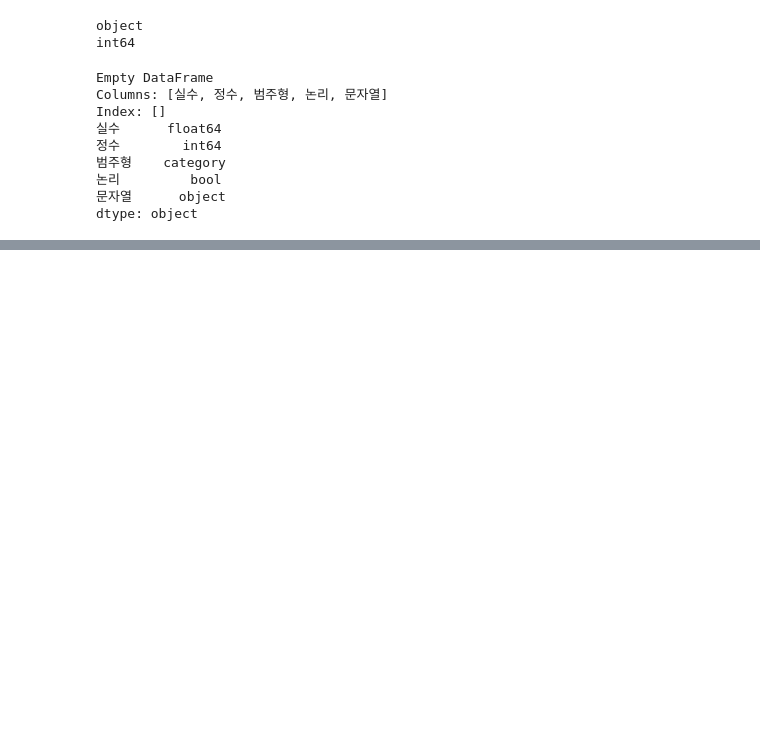
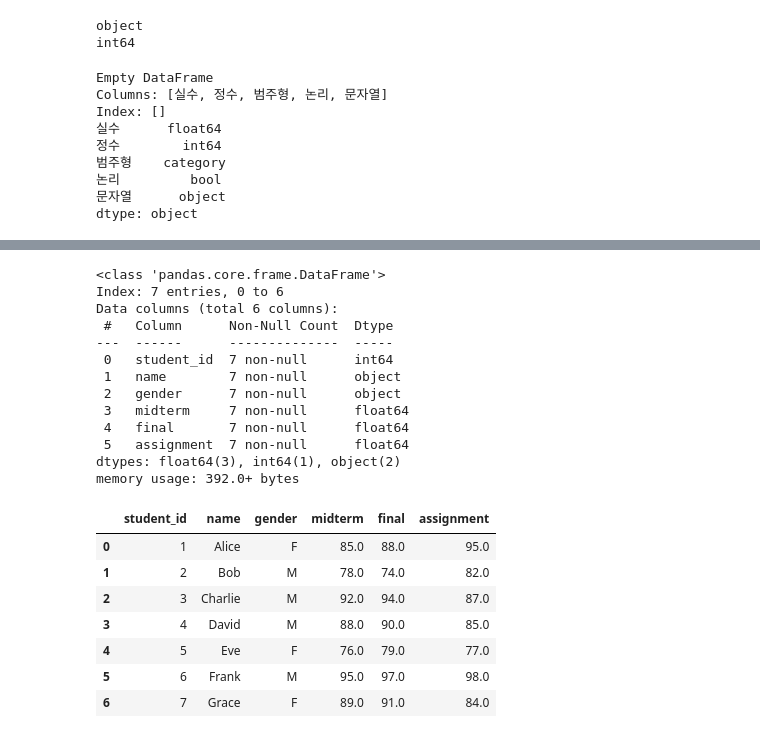
Before and after one commit to j00jun/DeepLearning_study, a Jupyter notebook: 빅분기_실기/part02_데이터_처리/sec01_pandas_라이브러리.ipynb, the cells around one changed output, grey strips where cells are left out. Cells and saved outputs as stored; diff of their text form; code cells hidden in the pictures; blank space fills up the shorter version.

```diff
--- a/빅분기_실기/part02_데이터_처리/sec01_pandas_라이브러리.ipynb
+++ b/빅분기_실기/part02_데이터_처리/sec01_pandas_라이브러리.ipynb
@@ -56,0 +946,5 @@ my_df = pd.DataFrame({
+# %%
+### 데이터 불러오기
+
+import pandas as pd
+df = pd.read_csv('https://raw.githubusercontent.com/YoungjinBD/data/main/grade.csv')
@@ -56,0 +1054,28 @@ my_df = pd.DataFrame({
+# %%
+# 8
+
+df_drop_na = df.dropna()
+df_drop_na.info()
+df_drop_na
+# %% [output]
+<class 'pandas.core.frame.DataFrame'>
+Index: 7 entries, 0 to 6
+Data columns (total 6 columns):
+ #   Column      Non-Null Count  Dtype
+---  ------      --------------  -----
+ 0   student_id  7 non-null      int64
+ 1   name        7 non-null      object
+ 2   gender      7 non-null      object
+ 3   midterm     7 non-null      float64
+ 4   final       7 non-null      float64
+ 5   assignment  7 non-null      float64
+dtypes: float64(3), int64(1), object(2)
+memory usage: 392.0+ bytes
+|  | student_id | name | gender | midterm | final | assignment |
+| 0 | 1 | Alice | F | 85.0 | 88.0 | 95.0 |
+| 1 | 2 | Bob | M | 78.0 | 74.0 | 82.0 |
+| 2 | 3 | Charlie | M | 92.0 | 94.0 | 87.0 |
+| 3 | 4 | David | M | 88.0 | 90.0 | 85.0 |
+| 4 | 5 | Eve | F | 76.0 | 79.0 | 77.0 |
+| 5 | 6 | Frank | M | 95.0 | 97.0 | 98.0 |
+| 6 | 7 | Grace | F | 89.0 | 91.0 | 84.0 |
```
Also changed, not shown: parts of 83 cells of this notebook.
